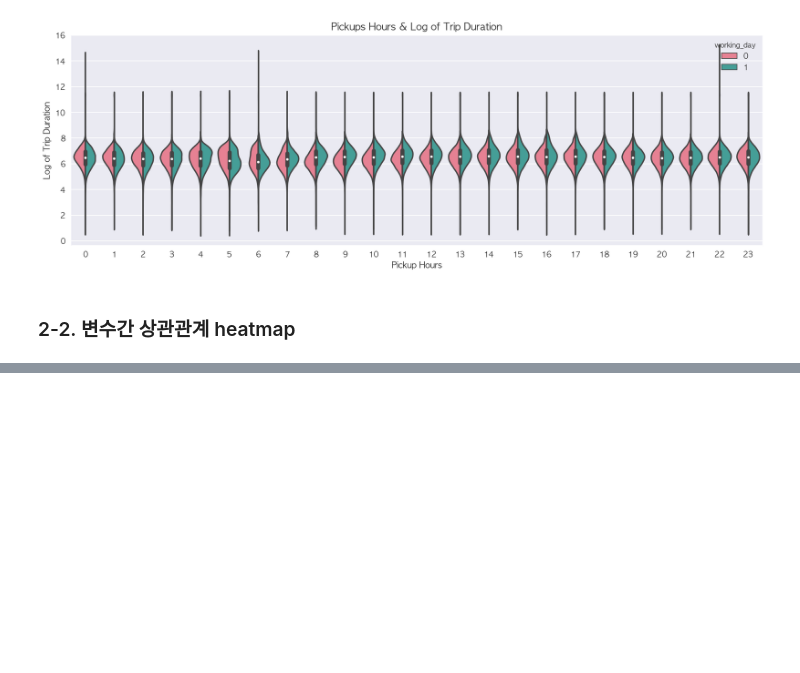
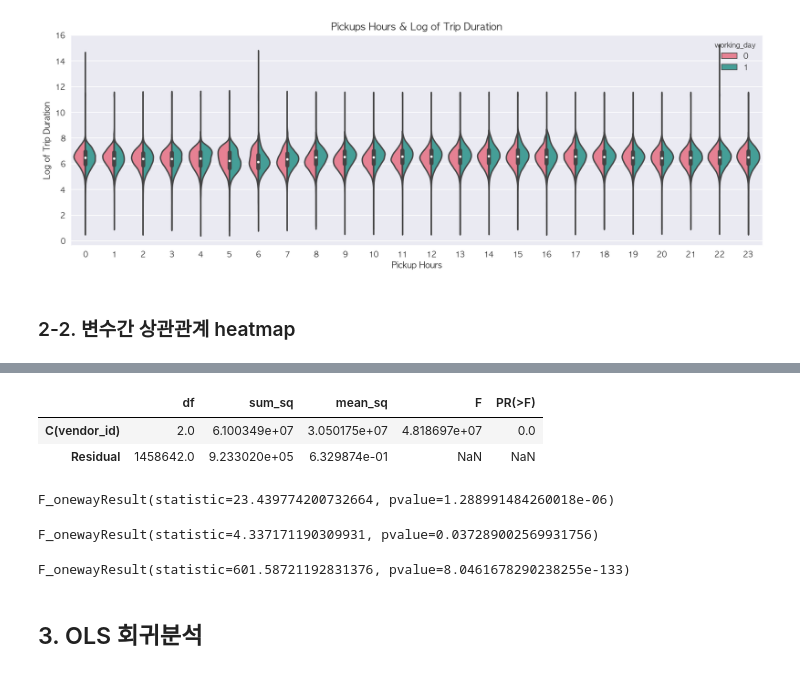
Before and after one commit to novdov/dss7b5-nyctaxi, a Jupyter notebook: main/main_0311.ipynb, the cells around one changed output, grey strips where cells are left out. Cells and saved outputs as stored; diff of their text form; code cells hidden in the pictures; blank space fills up the shorter version.

```diff
--- a/main/main_0311.ipynb
+++ b/main/main_0311.ipynb
@@ -512,0 +597,24 @@ plt.show()
+# %%
+model_wd = sm.OLS.from_formula("np.log1p(trip_duration) ~ C(vendor_id) + 0", data=train)
+sm.stats.anova_lm(model_wd.fit())
+# %% [output]
+|  | df | sum_sq | mean_sq | F | PR(>F) |
+| C(vendor_id) | 2.0 | 6.100349e+07 | 3.050175e+07 | 4.818697e+07 | 0.0 |
+| Residual | 1458642.0 | 9.233020e+05 | 6.329874e-01 | NaN | NaN |
+# %%
+sp.stats.f_oneway(train[train["working_day"]==0]["trip_duration"],
+                  train[train["working_day"]==1].["trip_duration"])
+# %% [output]
+F_onewayResult(statistic=23.439774200732664, pvalue=1.288991484260018e-06)
+# %%
+sp.stats.f_oneway(train[train["store_and_fwd_flag"]==0].["trip_duration"],
+                  train[train["store_and_fwd_flag"]==1].["trip_duration"])
+# %% [output]
+F_onewayResult(statistic=4.337171190309931, pvalue=0.037289002569931756)
+# %%
+sp.stats.f_oneway(train[train["vendor_id"]==1]["trip_duration"],
+                  train[train["vendor_id"]==2]["trip_duration"])
+# %% [output]
+F_onewayResult(statistic=601.58721192831376, pvalue=8.0461678290238255e-133)
+# %% [markdown]
+## 3. OLS 회귀분석
```
Also changed, not shown: parts of 25 cells of this notebook.
